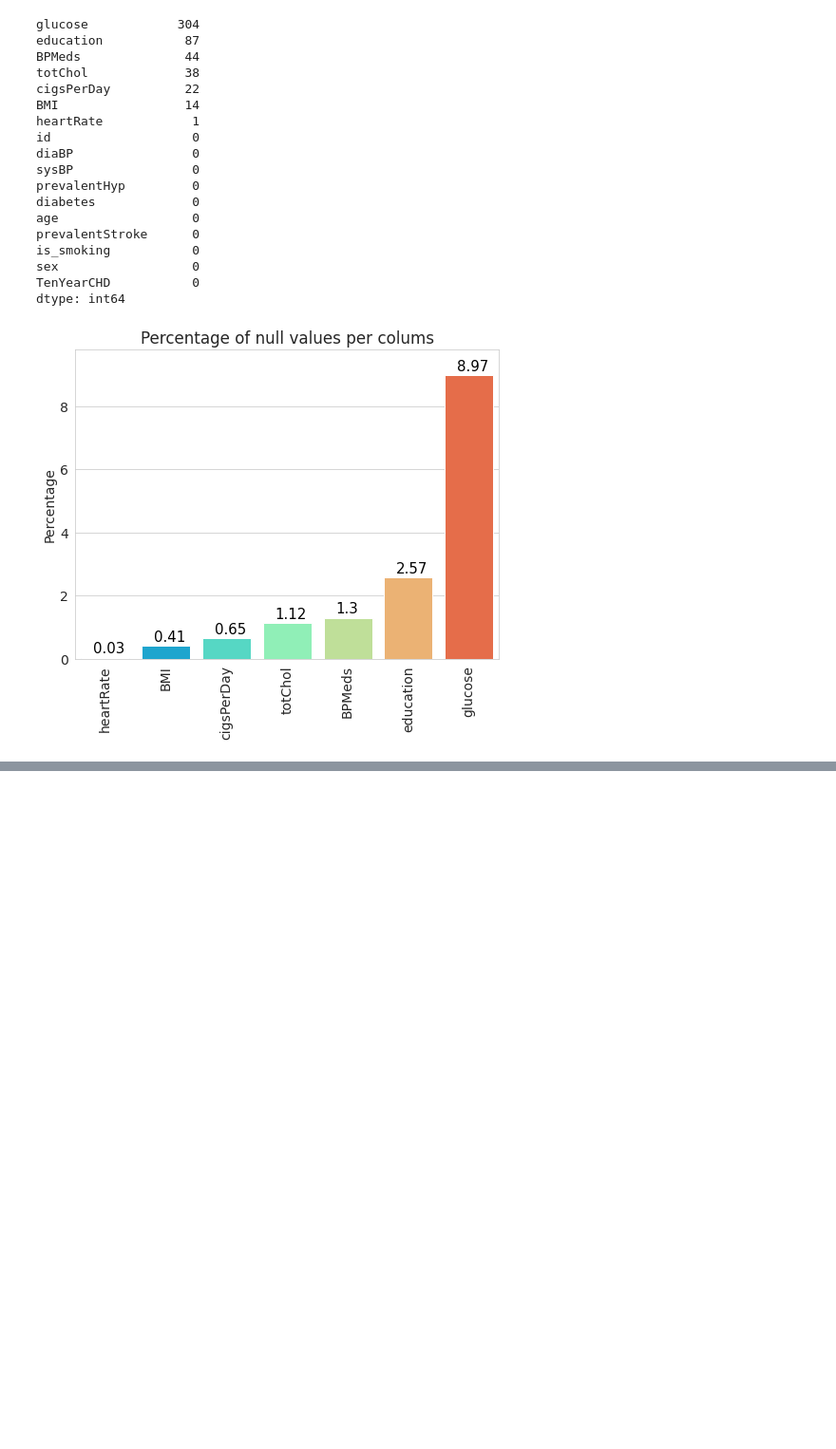
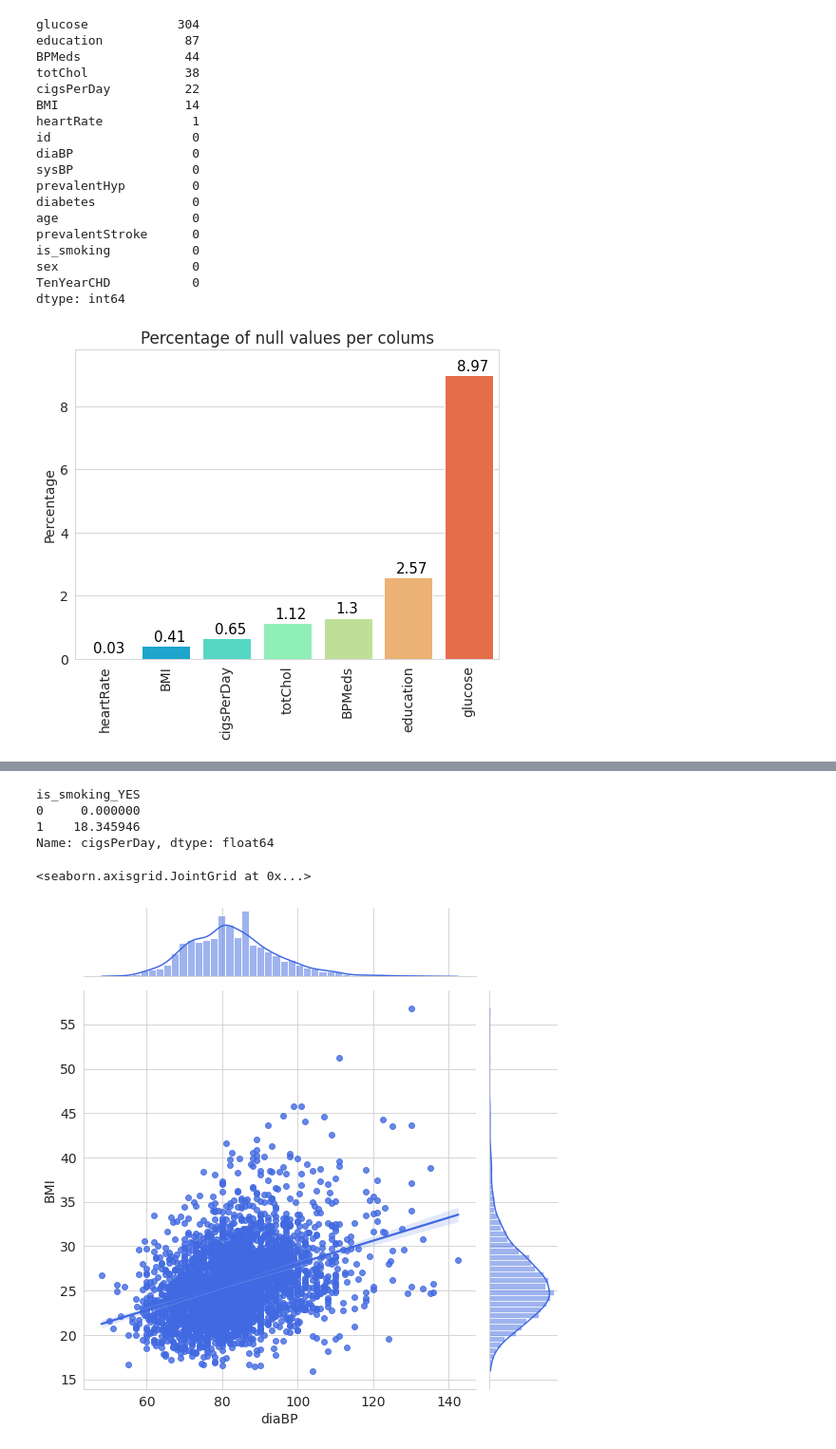
Before and after one commit to Gaurav2912/Cardiovascular-Risk-Prediction, a Jupyter notebook: Cardiovascular_Risk_Prediction.ipynb, the cells around one changed output, grey strips where cells are left out. Shown: that part at 95% size. Drawn from its saved outputs; the diff is of its cells as text; code cells hidden in the pictures; blank space fills up the shorter version.

```diff
--- a/Cardiovascular_Risk_Prediction.ipynb
+++ b/Cardiovascular_Risk_Prediction.ipynb
@@ -422,0 +525,5 @@ df = df.dropna()
+# %%
+# binning method in panda data frame
+df['Tenure of age'] = pd.cut(df['age'],
+                             bins= [-1,40, 45, 50, 55, 60, np.inf],
+                             labels= ['0-40', '40-45', '45-50','50-55','55-60' ,'60+ns'])
@@ -422,0 +541,21 @@ df = df.dropna()
+# %%
+df['totChol'] = df.groupby('Tenure of age')['totChol'].transform(lambda val: val.fillna(val.median()))
+# %%
+df_final.groupby('is_smoking_YES')['cigsPerDay'].mean()
+# %% [output]
+is_smoking_YES
+0     0.000000
+1    18.345946
+Name: cigsPerDay, dtype: float64
+# %%
+df['cigsPerDay'] = df_final.groupby('is_smoking_YES')['cigsPerDay'].transform(lambda val: val.fillna(val.mean()))
+# %%
+# binning method in panda data frame
+df['Tenure of diaBP'] = pd.cut(df['diaBP'],
+                             bins= [-1,70, 80, 90, np.inf],
+                             labels= ['0-70', '70-80', '80-90','90+'])
+# %%
+sns.jointplot(y= 'BMI', x= 'diaBP', data= df, kind= 'reg', height= 8)
+# %% [output]
+<seaborn.axisgrid.JointGrid at 0x...>
+[figure, added]
```
Also changed, not shown: parts of 33 cells of this notebook.
